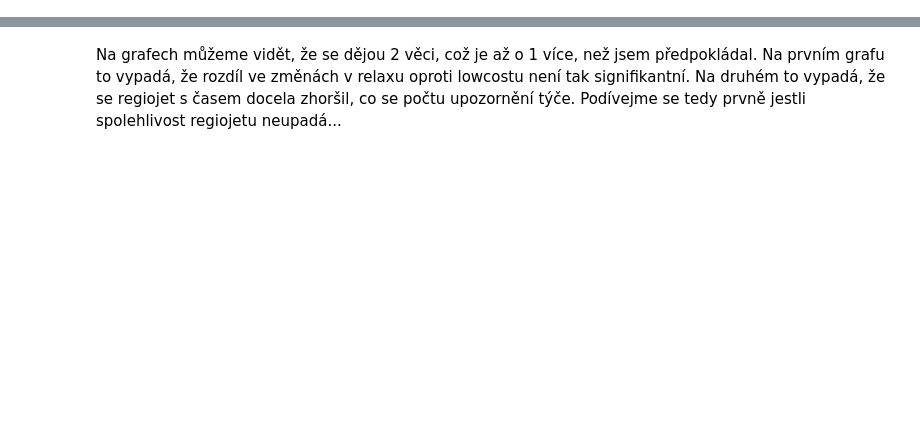
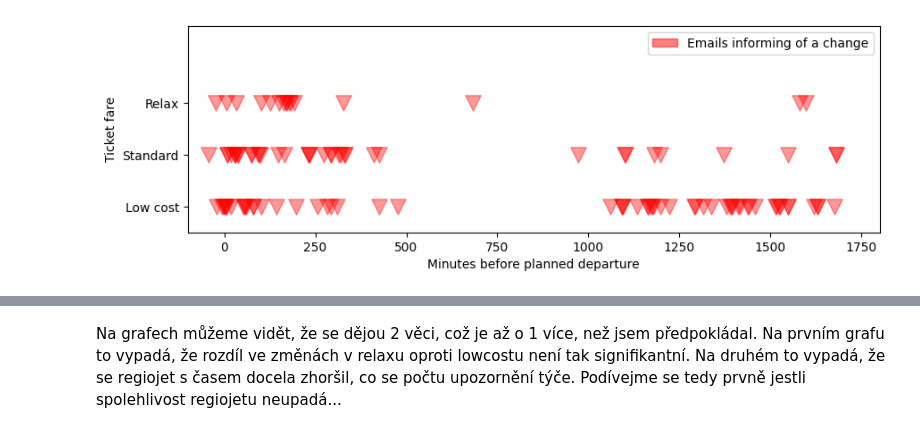
Before and after one commit to ThersVV/regiojet_analysis, a Jupyter notebook: try1.ipynb, the cells around one changed output, grey strips where cells are left out. Saved outputs shown, nothing was run; the diff lists cells and outputs as text; code cells hidden in the pictures; blank space fills up the shorter version.

```diff
--- a/try1.ipynb
+++ b/try1.ipynb
@@ -61,0 +35,4 @@ plt.show()
+# %%
+changes_time(cut=True)
+# %% [output]
+[figure, added]
```
Also changed, not shown: parts of 22 cells of this notebook, 2 other files.
